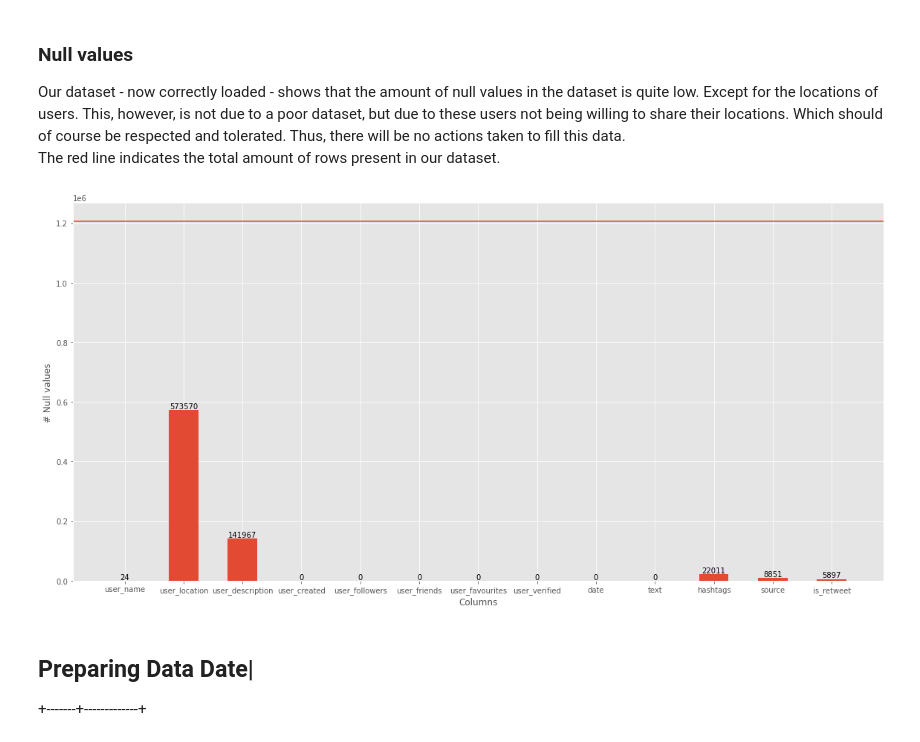
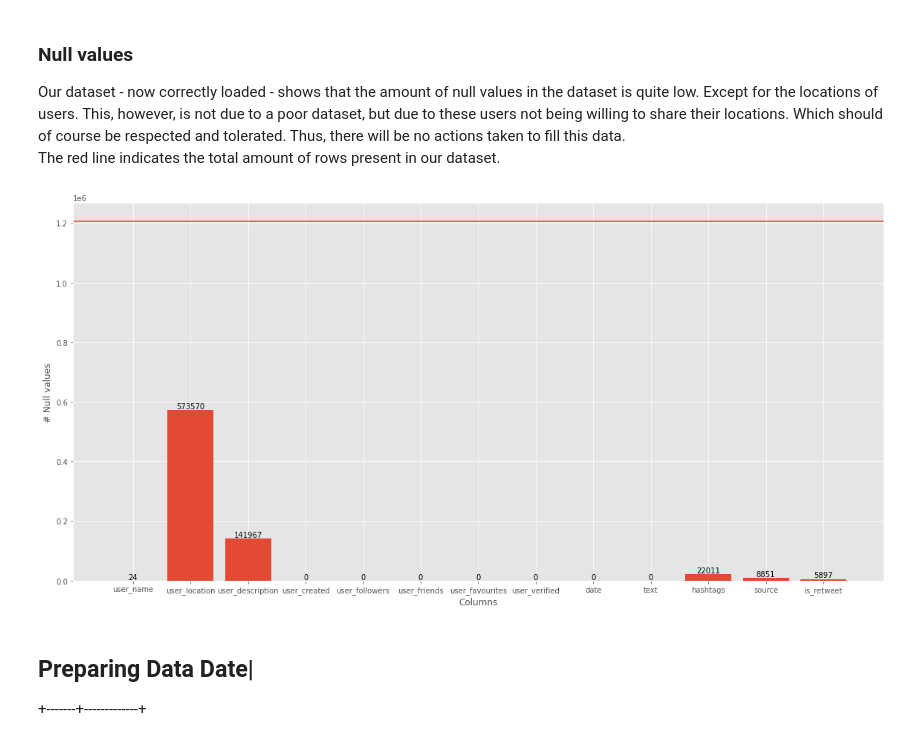
Before and after one commit to snenenenenenene/btc-twitter-data-mining, a Jupyter notebook: main.ipynb, the cells around one changed output. Saved outputs shown, nothing was run; the diff lists cells and outputs as text; code cells hidden in the pictures.

```diff
--- a/main.ipynb
+++ b/main.ipynb
@@ -126,23 +156,21 @@ The red line indicates the total amount of rows present in our dataset.
 # %%
 fig, ax = plt.subplots(figsize=(16, 8))
 
-width = 0.50
 ax.axhline(y=tweets_df.count(), label="Total amount of rows")
 ax.bar_label(
     ax.bar(
         tweets_df.columns,
-        [tweets_df.where(col(l).isNull()).count() for l in tweets_df.columns],
-        width
+        [tweets_df.where(col(l).isNull()).count() for l in tweets_df.columns]
     )
 )
 
 ax.set_xlabel("Columns")
 ax.set_ylabel("# Null values")
 
 fig.tight_layout()
 plt.show()
 # %% [output]
-[figure, old version]
+[figure, new version]
 # %% [markdown]
 ## Preparing Data    Date|
 +-------+-------------+
```
Also changed, not shown: parts of 21 cells of this notebook.
